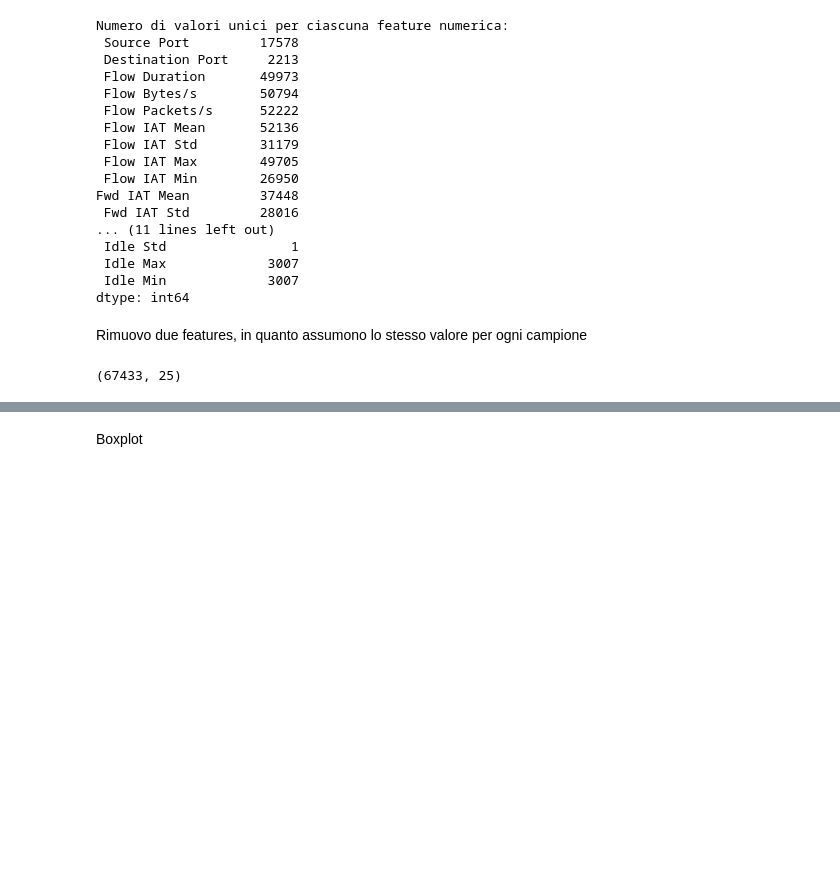
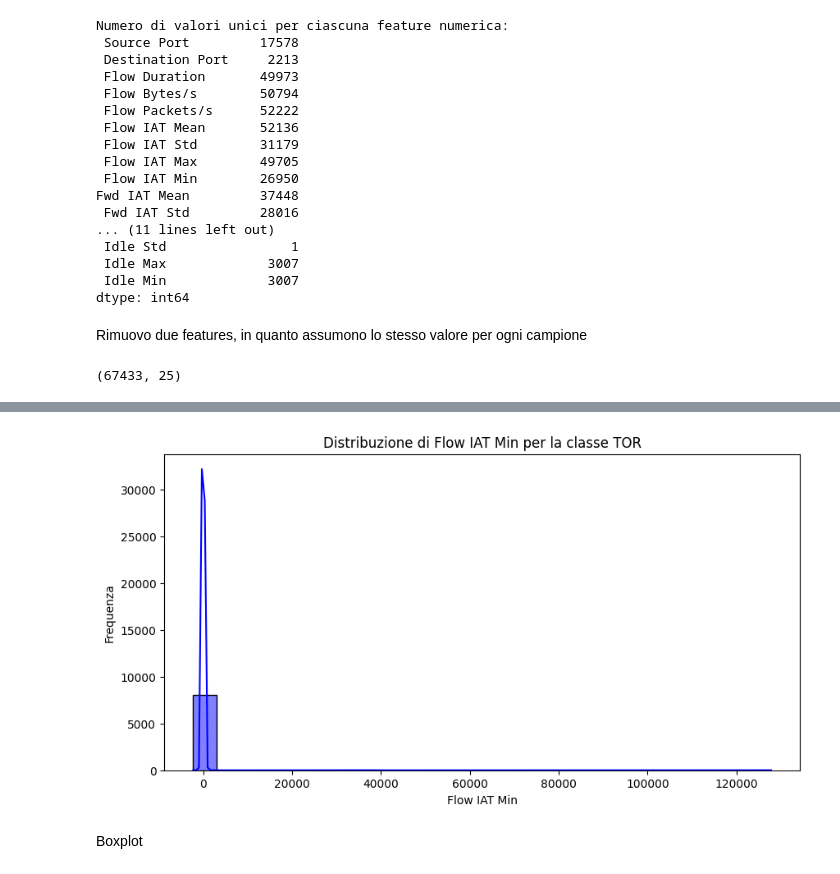
Before and after one commit to tommasomartinelli/Anomaly-Detection-ISCXTor2016, a Jupyter notebook: Notebook/Tor_nonTor.ipynb, the cells around one changed output, grey strips where cells are left out. Cells and saved outputs as stored; diff of their text form; code cells hidden in the pictures; blank space fills up the shorter version.

```diff
--- a/Notebook/Tor_nonTor.ipynb
+++ b/Notebook/Tor_nonTor.ipynb
@@ -391,3 +435,15 @@ plt.show()
+# %%
+df_tor = df_no_ips[df_no_ips['label'] == 'TOR']
+
+# Plot dell'istogramma per 'Flow IAT Min' nella classe TOR
+plt.figure(figsize=(10, 5))
+sns.histplot(df_tor[' Flow IAT Min'], bins=25, kde=True, color='blue')
+plt.title('Distribuzione di Flow IAT Min per la classe TOR')
+plt.xlabel('Flow IAT Min')
+plt.ylabel('Frequenza')
+plt.show()
+# %% [output]
+[figure, added]
 # %% [markdown]
 Boxplot
 # %%
```
Also changed, not shown: parts of 21 cells of this notebook.
